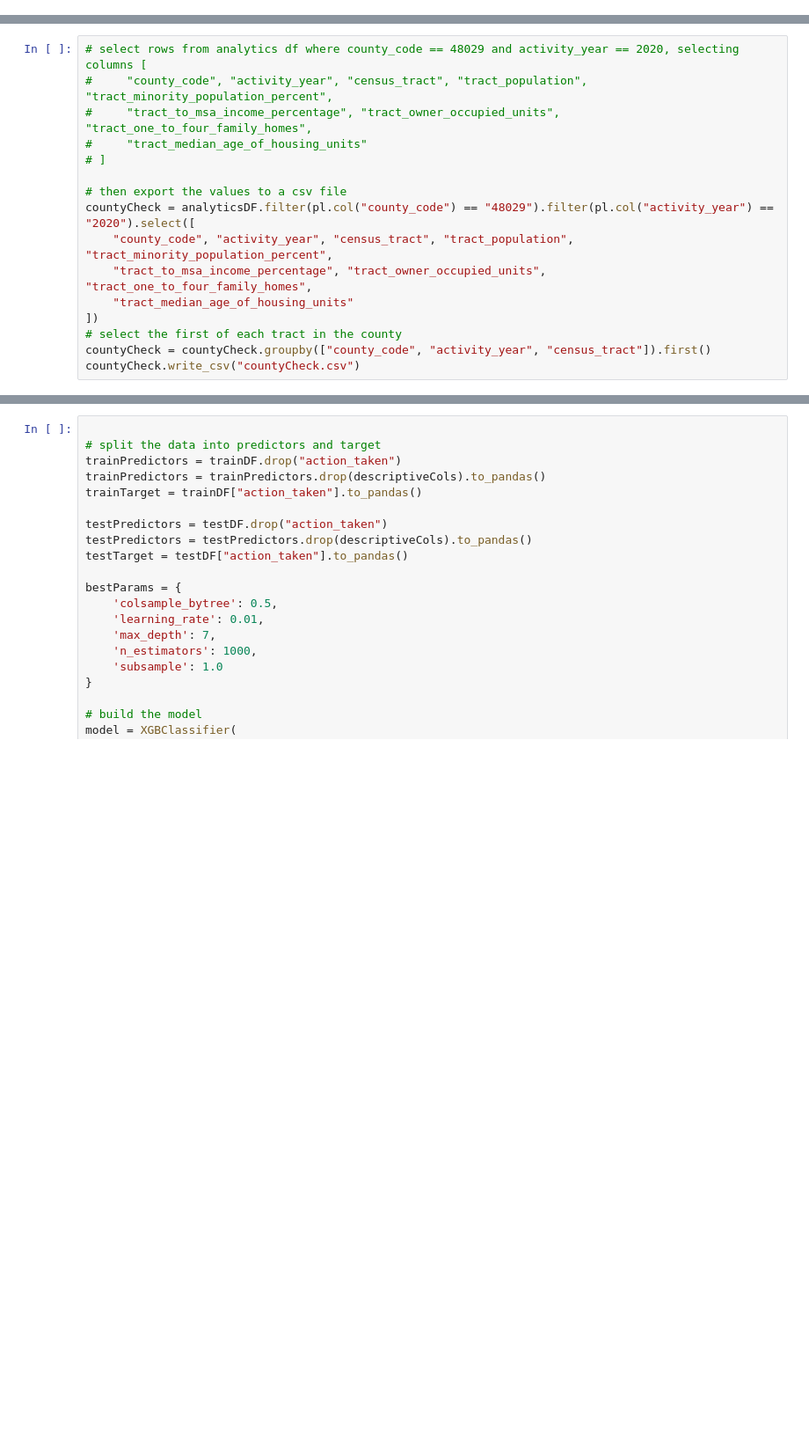
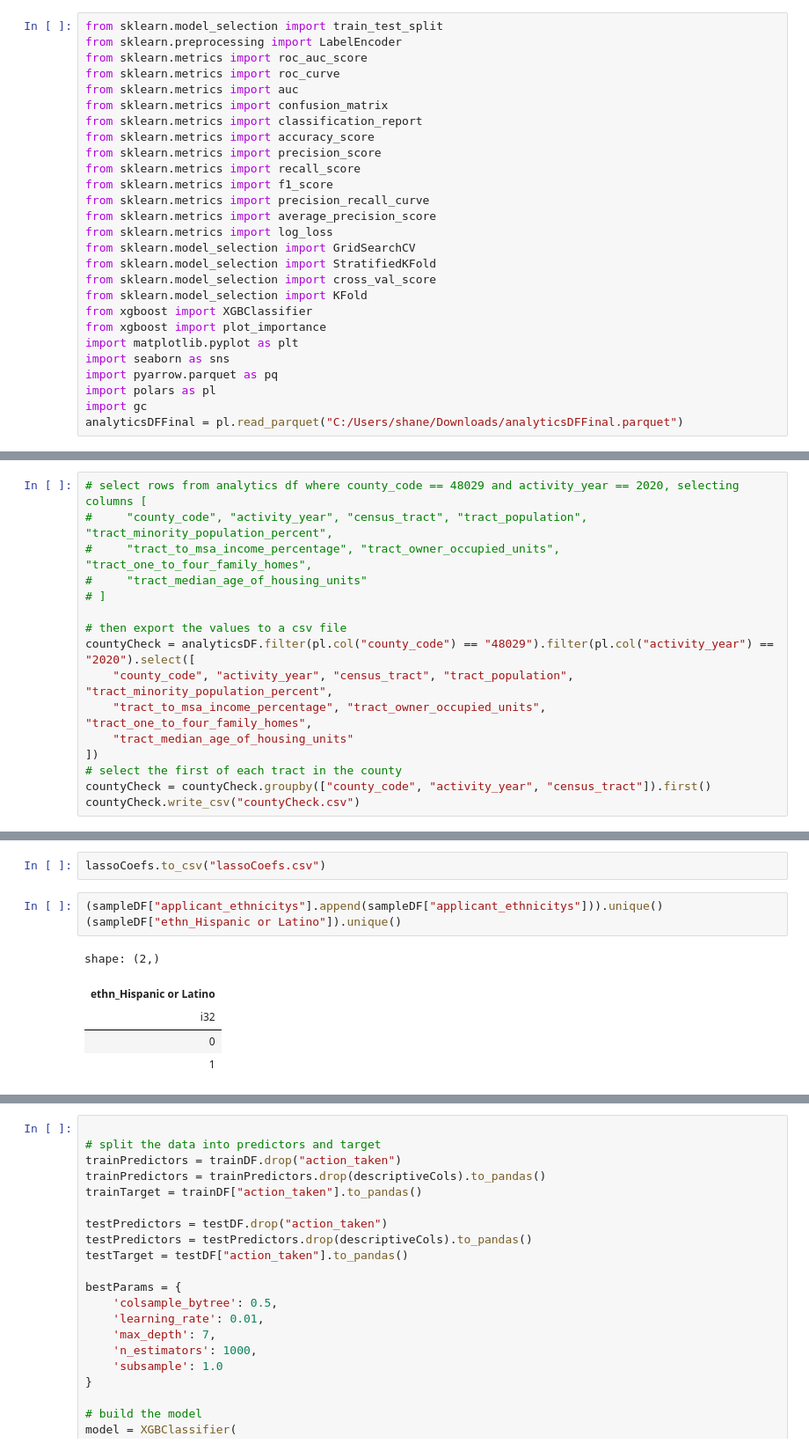
Before and after one commit to CoralLemons/Mortgage-Analysis-Project, a Jupyter notebook: Code/shane/exploration.ipynb, the cells around one changed output, grey strips where cells are left out. Shown at 88% size. Saved outputs shown, nothing was run; the diff lists cells and outputs as text; blank space fills up the shorter version.

```diff
--- a/Code/shane/exploration.ipynb
+++ b/Code/shane/exploration.ipynb
@@ -283,3 +342,30 @@ analyticsDFFinal.write_parquet("C:/Users/shane/Downloads/analyticsDFFinal.parque
+# %%
+from sklearn.model_selection import train_test_split
+from sklearn.preprocessing import LabelEncoder
+from sklearn.metrics import roc_auc_score
+from sklearn.metrics import roc_curve
+from sklearn.metrics import auc
+from sklearn.metrics import confusion_matrix
+from sklearn.metrics import classification_report
+from sklearn.metrics import accuracy_score
+from sklearn.metrics import precision_score
+from sklearn.metrics import recall_score
+from sklearn.metrics import f1_score
+from sklearn.metrics import precision_recall_curve
+from sklearn.metrics import average_precision_score
+from sklearn.metrics import log_loss
+from sklearn.model_selection import GridSearchCV
+from sklearn.model_selection import StratifiedKFold
+from sklearn.model_selection import cross_val_score
+from sklearn.model_selection import KFold
+from xgboost import XGBClassifier
+from xgboost import plot_importance
+import matplotlib.pyplot as plt
+import seaborn as sns
+import pyarrow.parquet as pq
+import polars as pl
+import gc
+analyticsDFFinal = pl.read_parquet("C:/Users/shane/Downloads/analyticsDFFinal.parquet")
 # %%
 
 trainDF, testDF = train_test_split(
@@ -320,0 +561,11 @@ plt.show()
+# %%
+lassoCoefs.to_csv("lassoCoefs.csv")
+# %%
+(sampleDF["applicant_ethnicitys"].append(sampleDF["applicant_ethnicitys"])).unique()
+(sampleDF["ethn_Hispanic or Latino"]).unique()
+# %% [output]
+shape: (2,)
+| ethn_Hispanic or Latino |
+| i32 |
+| 0 |
+| 1 |
```
Also changed, not shown: parts of 18 cells of this notebook, 1 other file.
